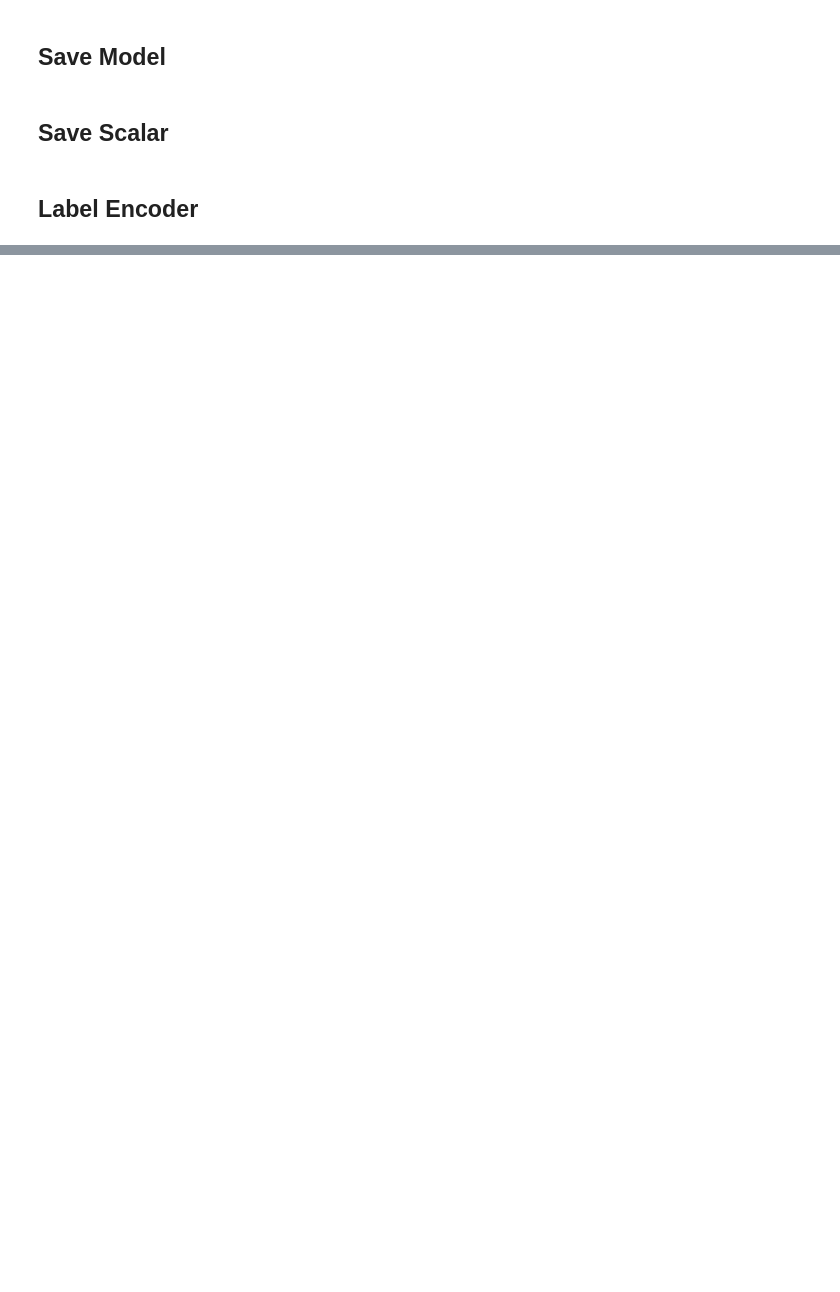
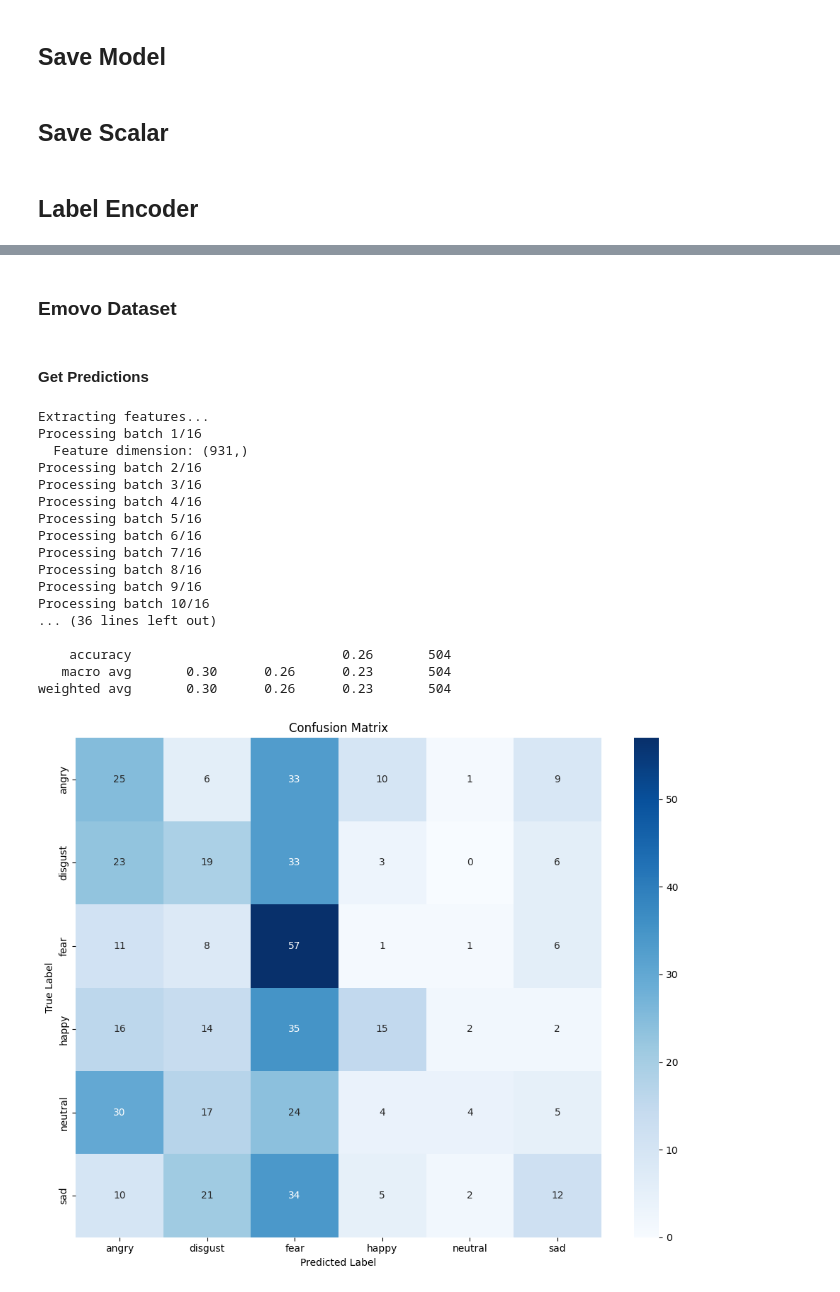
Before and after one commit to JohnOzu/speech-emotion-recognition-ml, a Jupyter notebook: notebooks/06-model-training-svm.ipynb, the cells around one changed output, grey strips where cells are left out. Drawn from its saved outputs; the diff is of its cells as text; code cells hidden in the pictures; blank space fills up the shorter version.

```diff
--- a/notebooks/06-model-training-svm.ipynb
+++ b/notebooks/06-model-training-svm.ipynb
@@ -439,0 +276,39 @@ with open(encoder_path, 'wb') as f:
+# %% [markdown]
+### Emovo Dataset
+# %% [markdown]
+#### Get Predictions
+# %%
+import pandas as pd
+
+df = pd.read_csv('../data/processed/audio_16k/emovo/metadata.csv')
+file_paths = df["file_path"].tolist()
+
+labels_dict = dict(zip(df['file_path'], df['emotion']))
+
+true_labels = df["emotion"].tolist()
+
+results, metrics = predictor.evaluate(
+    file_paths=file_paths,
+    true_labels=true_labels,
+    batch_size=32,
+    plot_cm=True,  # Generate visual confusion matrix
+)
+# %% [output]
+Extracting features...
+Processing batch 1/16
+  Feature dimension: (931,)
+Processing batch 2/16
+Processing batch 3/16
+Processing batch 4/16
+Processing batch 5/16
+Processing batch 6/16
+Processing batch 7/16
+Processing batch 8/16
+Processing batch 9/16
+Processing batch 10/16
+... (36 lines left out)
+
+    accuracy                           0.26       504
+   macro avg       0.30      0.26      0.23       504
+weighted avg       0.30      0.26      0.23       504
+[figure, added]
```
Also changed, not shown: parts of 22 cells of this notebook, 15 other files.
